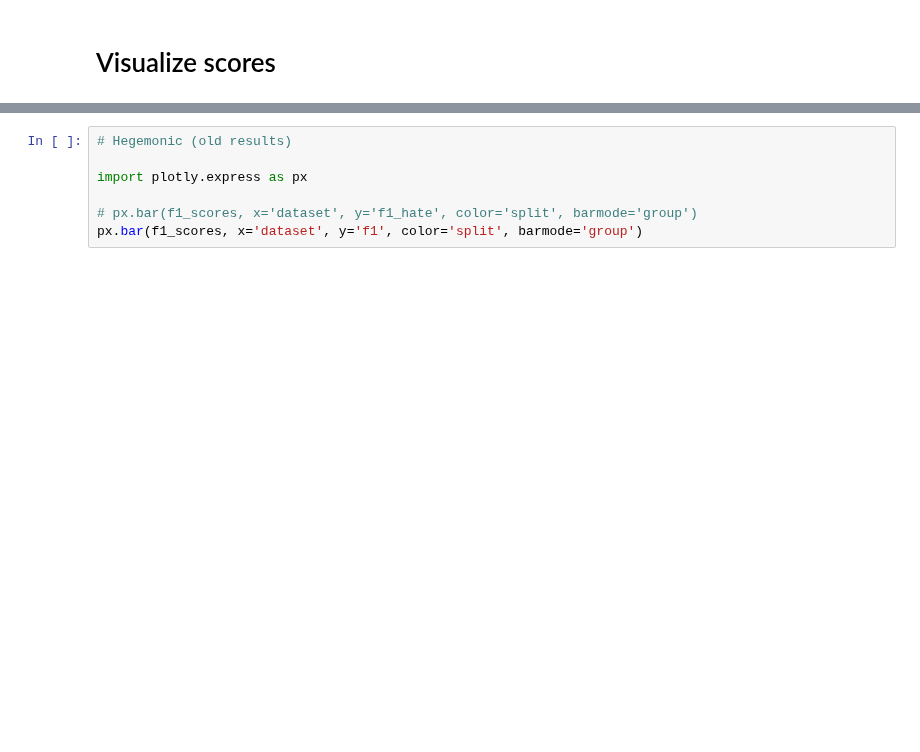
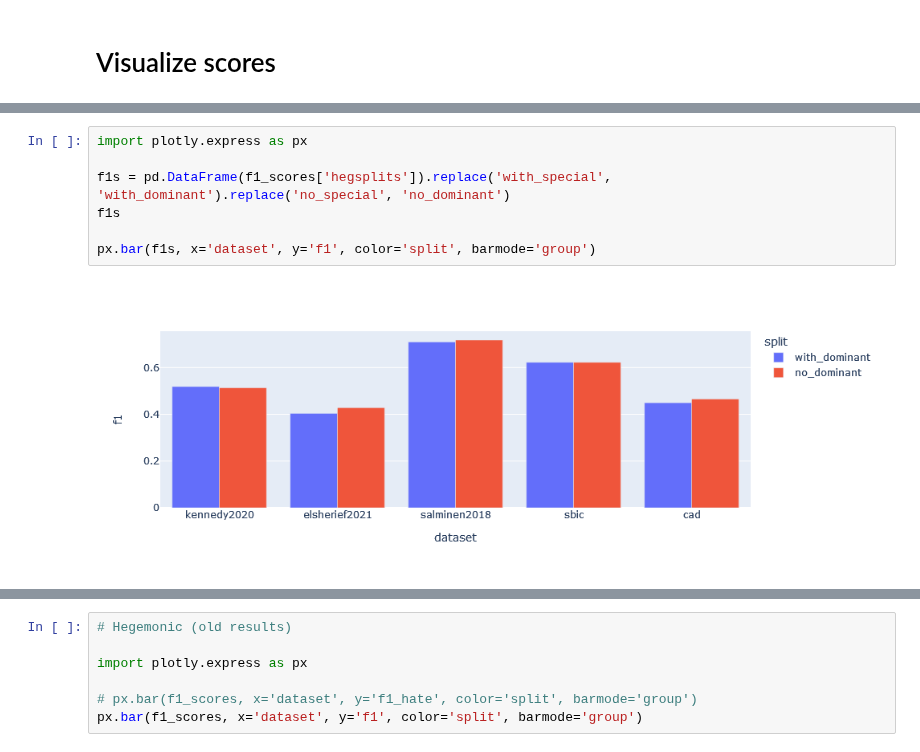
Before and after one commit to michaelmilleryoder/hate_speech_identities, a Jupyter notebook: jupyter/lr_hate_speech_classifier.ipynb, the cells around one changed output, grey strips where cells are left out. Drawn from its saved outputs; the diff is of its cells as text; blank space fills up the shorter version.

```diff
--- a/jupyter/lr_hate_speech_classifier.ipynb
+++ b/jupyter/lr_hate_speech_classifier.ipynb
@@ -282,0 +303,9 @@ px.bar(f1_scores, x='dataset', y='f1', color='split', barmode='group')
+# %%
+import plotly.express as px
+
+f1s = pd.DataFrame(f1_scores['hegsplits']).replace('with_special', 'with_dominant').replace('no_special', 'no_dominant')
+f1s
+
+px.bar(f1s, x='dataset', y='f1', color='split', barmode='group')
+# %% [output]
+[figure, added]
```
Also changed, not shown: parts of 4 cells of this notebook, 2 other files.
